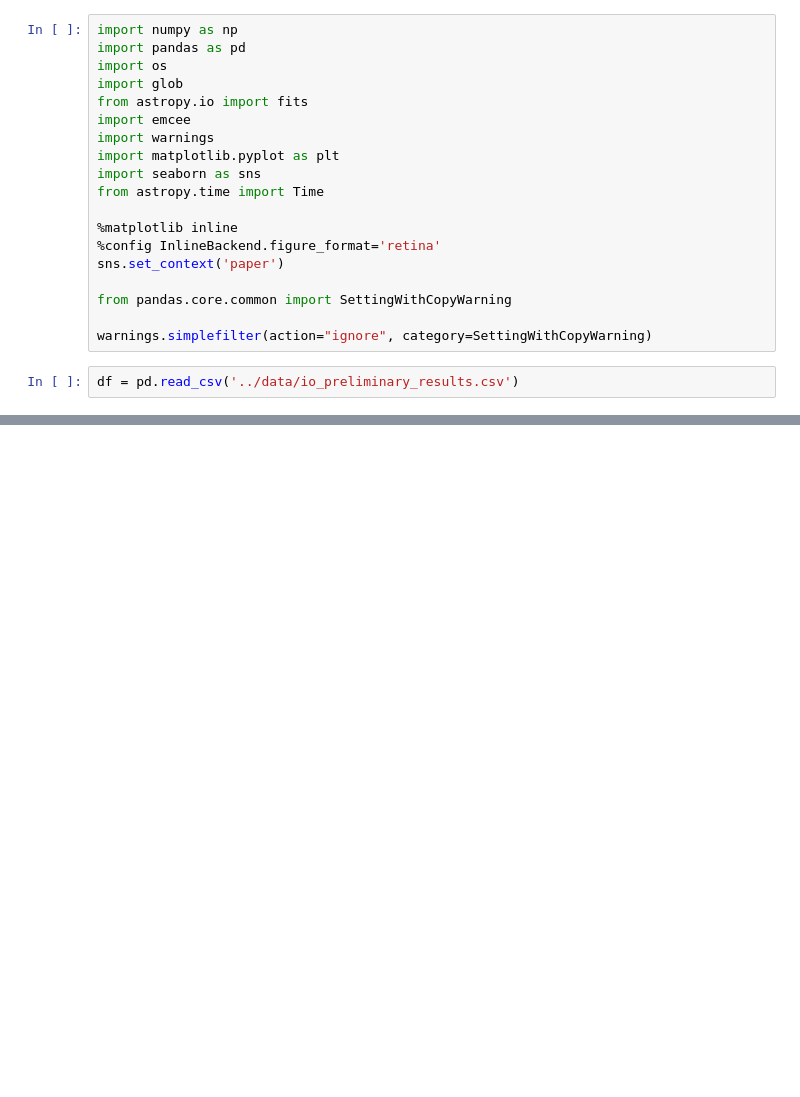
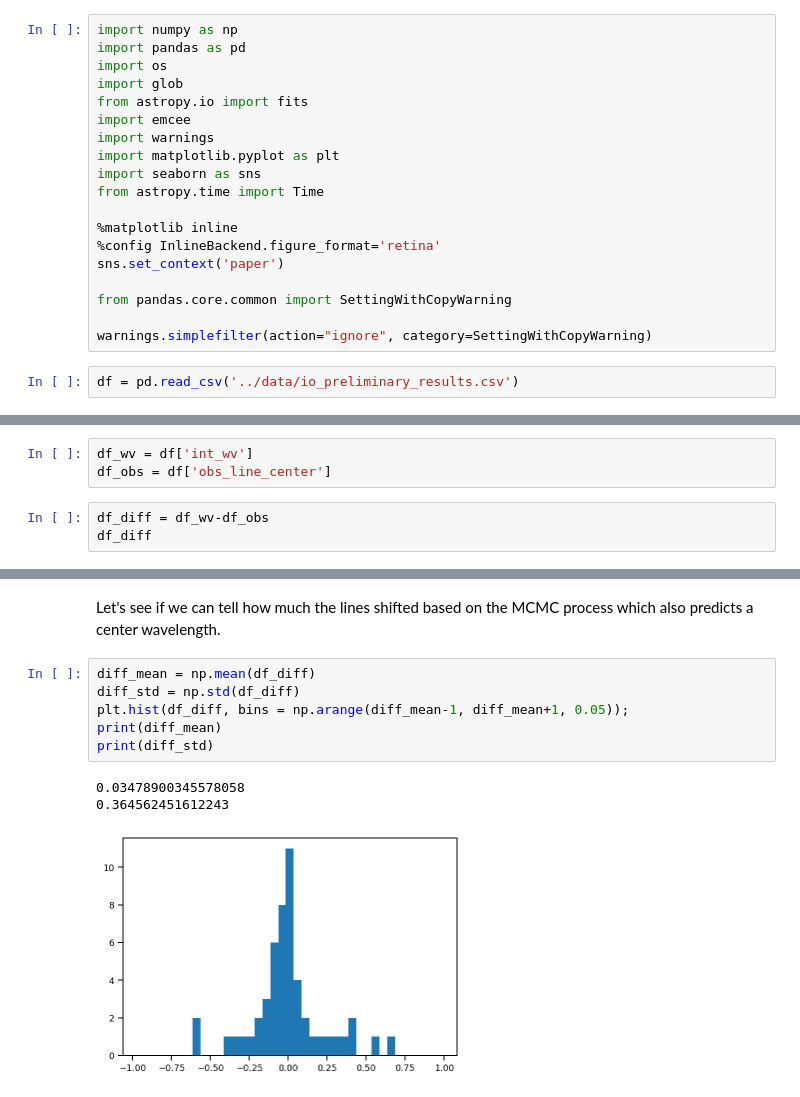
Before and after one commit to 18ganesha/io_brightness, a Jupyter notebook: notebooks/06_Plotting_preliminary_results.ipynb, the cells around one changed output, grey strips where cells are left out. Cells and saved outputs as stored; diff of their text form; blank space fills up the shorter version.

```diff
--- a/notebooks/06_Plotting_preliminary_results.ipynb
+++ b/notebooks/06_Plotting_preliminary_results.ipynb
@@ -28,0 +42,6 @@ df
+# %%
+df_wv = df['int_wv']
+df_obs = df['obs_line_center']
+# %%
+df_diff = df_wv-df_obs
+df_diff
@@ -28,0 +66,12 @@ df
+# %% [markdown]
+Let's see if we can tell how much the lines shifted based on the MCMC process which also predicts a center wavelength.
+# %%
+diff_mean = np.mean(df_diff)
+diff_std = np.std(df_diff)
+plt.hist(df_diff, bins = np.arange(diff_mean-1, diff_mean+1, 0.05));
+print(diff_mean)
+print(diff_std)
+# %% [output]
+0.03478900345578058
+0.364562451612243
+[figure, added]
```
Also changed, not shown: parts of 2 cells of this notebook, 1 other file.
